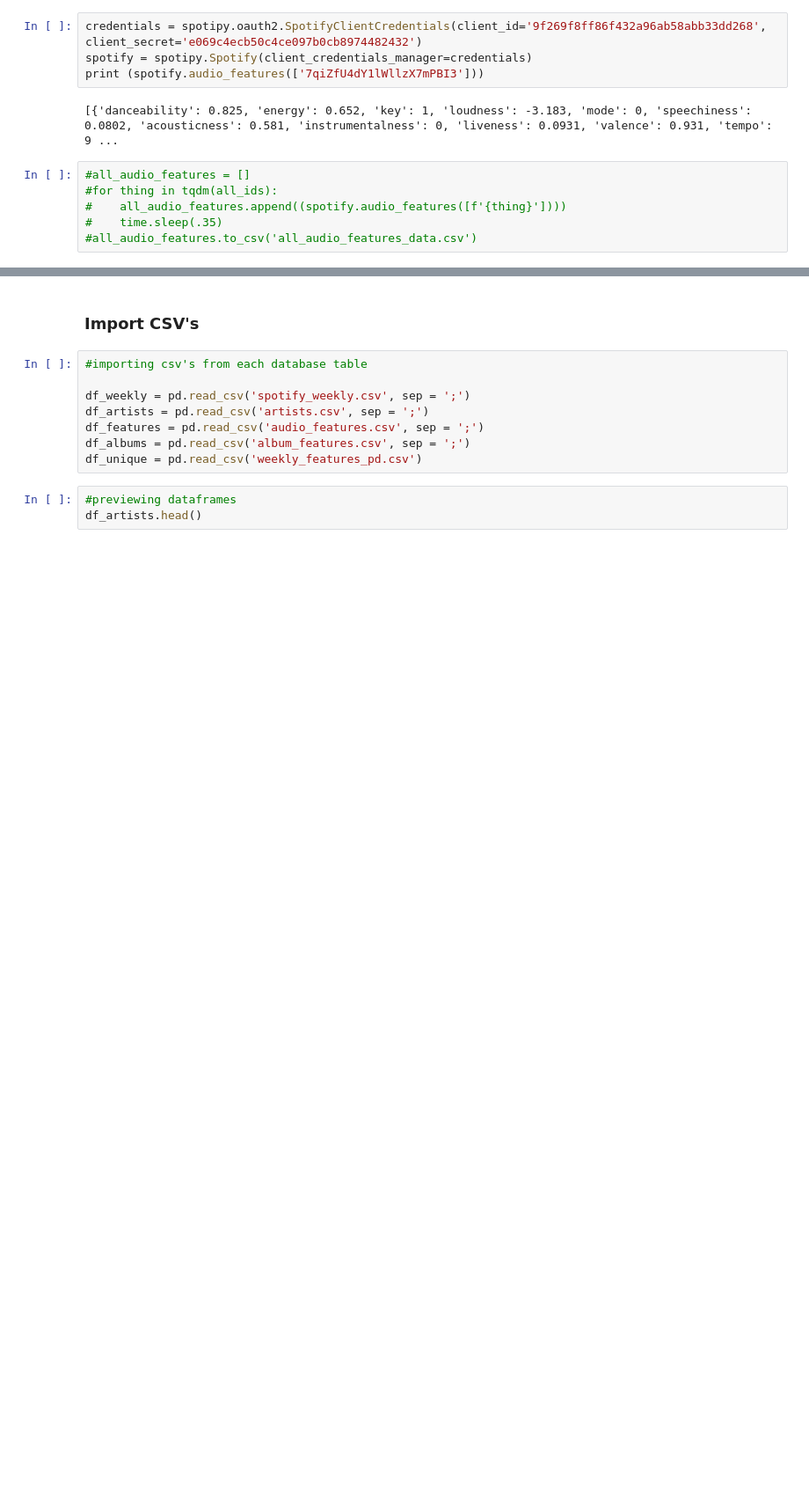
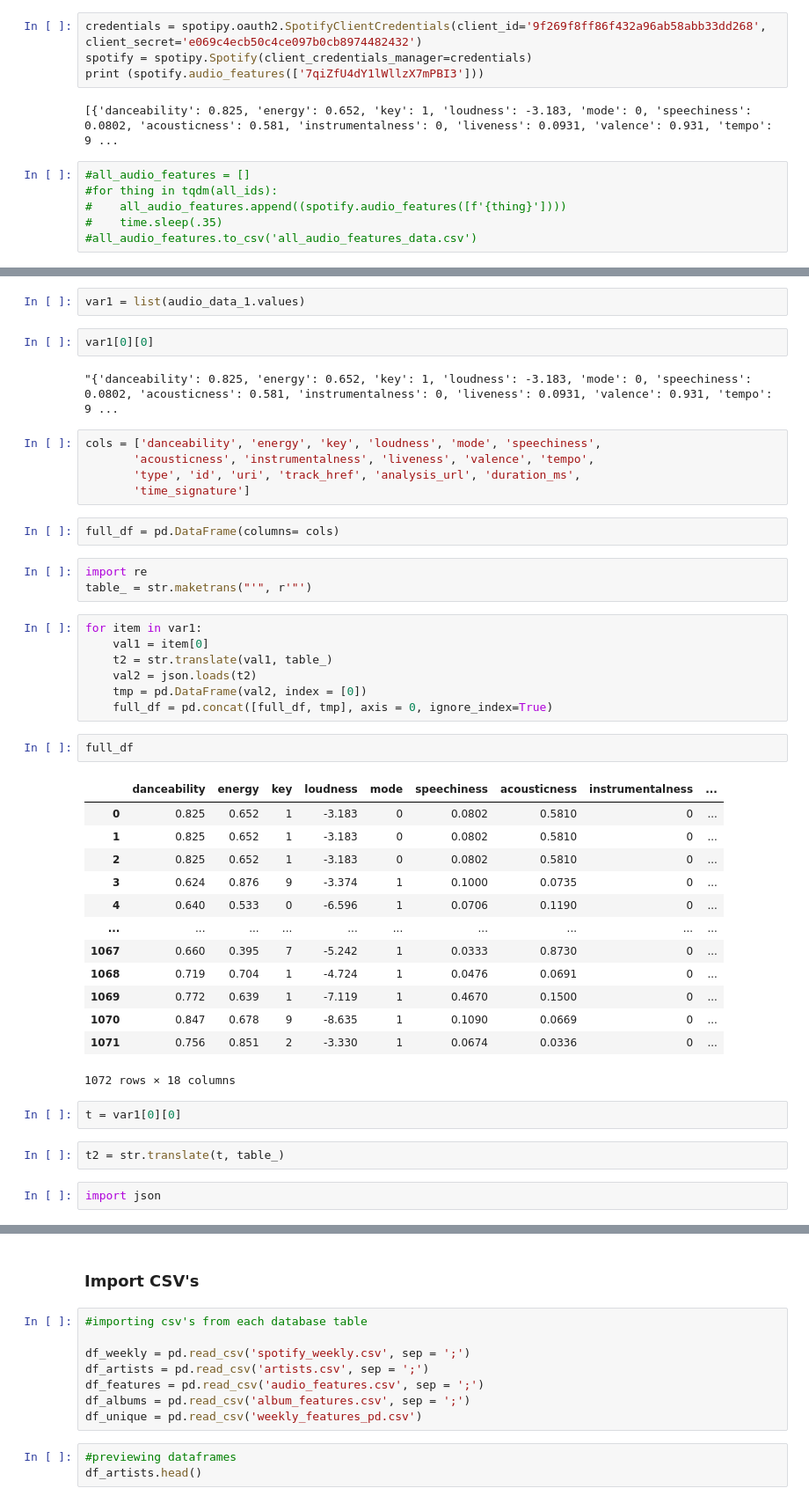
Before and after one commit to jbillet/Final-Project---Spotify, a Jupyter notebook: Lead notebook.ipynb, the cells around one changed output, grey strips where cells are left out. Shown at 88% size. Saved outputs shown, nothing was run; the diff lists cells and outputs as text; blank space fills up the shorter version.

```diff
--- a/Lead notebook.ipynb
+++ b/Lead notebook.ipynb
@@ -330,0 +463,45 @@ audio_feat_pd = pd.DataFrame(all_audio_features)
+# %%
+var1 = list(audio_data_1.values)
+# %%
+var1[0][0]
+# %% [output]
+"{'danceability': 0.825, 'energy': 0.652, 'key': 1, 'loudness': -3.183, 'mode': 0, 'speechiness': 0.0802, 'acousticness': 0.581, 'instrumentalness': 0, 'liveness': 0.0931, 'valence': 0.931, 'tempo': 9 ...
+# %%
+cols = ['danceability', 'energy', 'key', 'loudness', 'mode', 'speechiness',
+       'acousticness', 'instrumentalness', 'liveness', 'valence', 'tempo',
+       'type', 'id', 'uri', 'track_href', 'analysis_url', 'duration_ms',
+       'time_signature']
+# %%
+full_df = pd.DataFrame(columns= cols)
+# %%
+import re
+table_ = str.maketrans("'", r'"')
+# %%
+for item in var1:
+    val1 = item[0]
+    t2 = str.translate(val1, table_)
+    val2 = json.loads(t2)
+    tmp = pd.DataFrame(val2, index = [0])
+    full_df = pd.concat([full_df, tmp], axis = 0, ignore_index=True)
+# %%
+full_df
+# %% [output]
+|  | danceability | energy | key | loudness | mode | speechiness | acousticness | instrumentalness | ... |
+| 0 | 0.825 | 0.652 | 1 | -3.183 | 0 | 0.0802 | 0.5810 | 0 | ... |
+| 1 | 0.825 | 0.652 | 1 | -3.183 | 0 | 0.0802 | 0.5810 | 0 | ... |
+| 2 | 0.825 | 0.652 | 1 | -3.183 | 0 | 0.0802 | 0.5810 | 0 | ... |
+| 3 | 0.624 | 0.876 | 9 | -3.374 | 1 | 0.1000 | 0.0735 | 0 | ... |
+| 4 | 0.640 | 0.533 | 0 | -6.596 | 1 | 0.0706 | 0.1190 | 0 | ... |
+| ... | ... | ... | ... | ... | ... | ... | ... | ... | ... |
+| 1067 | 0.660 | 0.395 | 7 | -5.242 | 1 | 0.0333 | 0.8730 | 0 | ... |
+| 1068 | 0.719 | 0.704 | 1 | -4.724 | 1 | 0.0476 | 0.0691 | 0 | ... |
+| 1069 | 0.772 | 0.639 | 1 | -7.119 | 1 | 0.4670 | 0.1500 | 0 | ... |
+| 1070 | 0.847 | 0.678 | 9 | -8.635 | 1 | 0.1090 | 0.0669 | 0 | ... |
+| 1071 | 0.756 | 0.851 | 2 | -3.330 | 1 | 0.0674 | 0.0336 | 0 | ... |
+1072 rows × 18 columns
+# %%
+t = var1[0][0]
+# %%
+t2 = str.translate(t, table_)
+# %%
+import json
```
Also changed, not shown: parts of 42 cells of this notebook, 6 other files.
